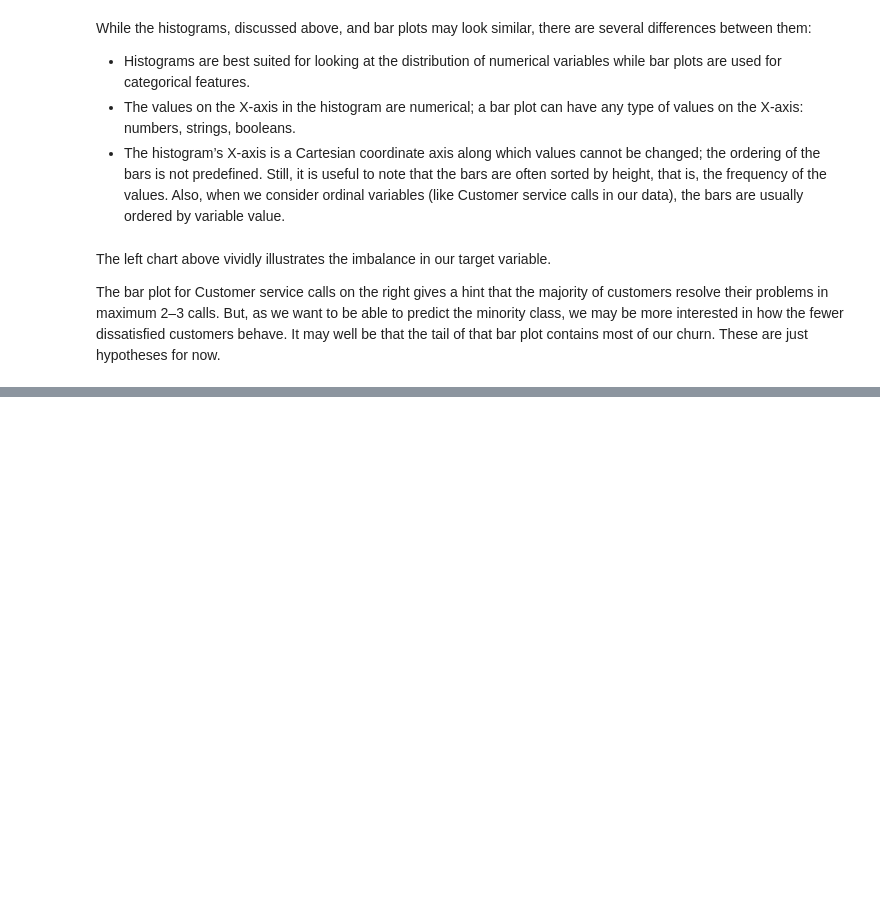
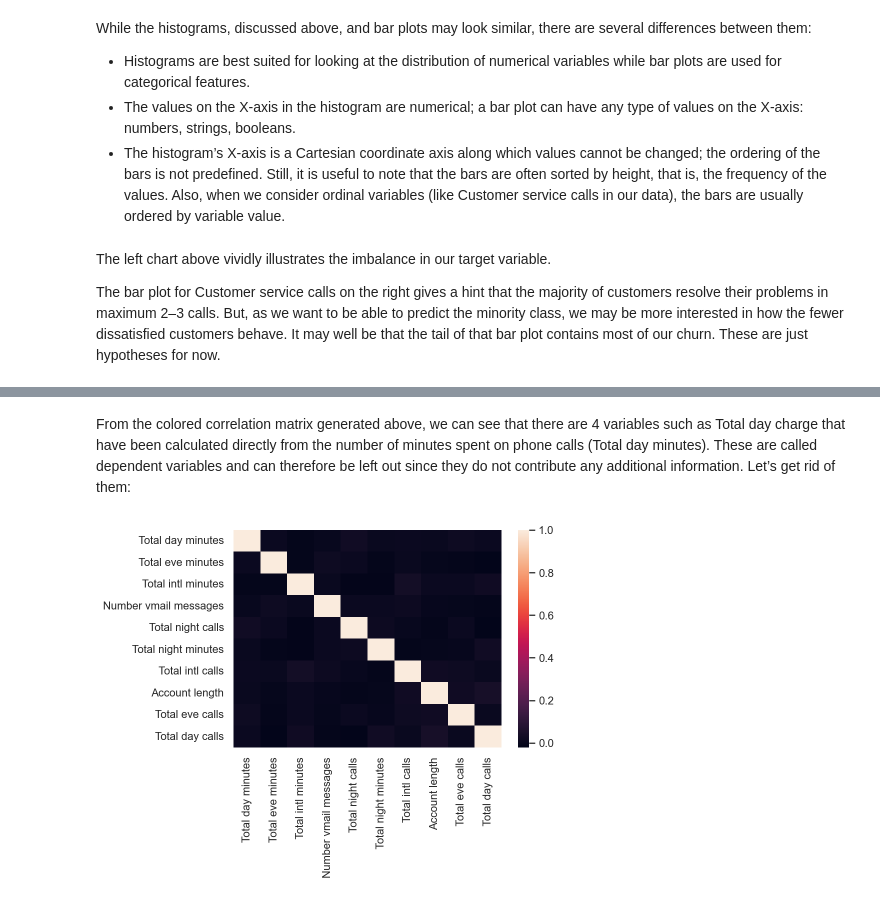
Before and after one commit to Rahul-YYC/data-science-machine-learning, a Jupyter notebook: DS-TelChurnVisualization/tel_churn_visualization.ipynb, the cells around one changed output, grey strips where cells are left out. Cells and saved outputs as stored; diff of their text form; code cells hidden in the pictures; blank space fills up the shorter version.

```diff
--- a/DS-TelChurnVisualization/tel_churn_visualization.ipynb
+++ b/DS-TelChurnVisualization/tel_churn_visualization.ipynb
@@ -153,0 +187,20 @@ The bar plot for Customer service calls on the right gives a hint that the major
+# %% [markdown]
+From the colored correlation matrix generated above, we can see that there are 4 variables such as Total day charge that have been calculated directly from the number of minutes spent on phone calls (Total day minutes). These are called dependent variables and can therefore be left out since they do not contribute any additional information. Let’s get rid of them:
+# %%
+numerical = list(
+    set(numerical)
+    - set(
+        [
+            "Total day charge",
+            "Total eve charge",
+            "Total night charge",
+            "Total intl charge",
+        ]
+    )
+)
+
+# Calculate and plot
+corr_matrix = df[numerical].corr()
+sns.heatmap(corr_matrix);
+# %% [output]
+[figure, added]
```
Also changed, not shown: parts of 3 cells of this notebook.
